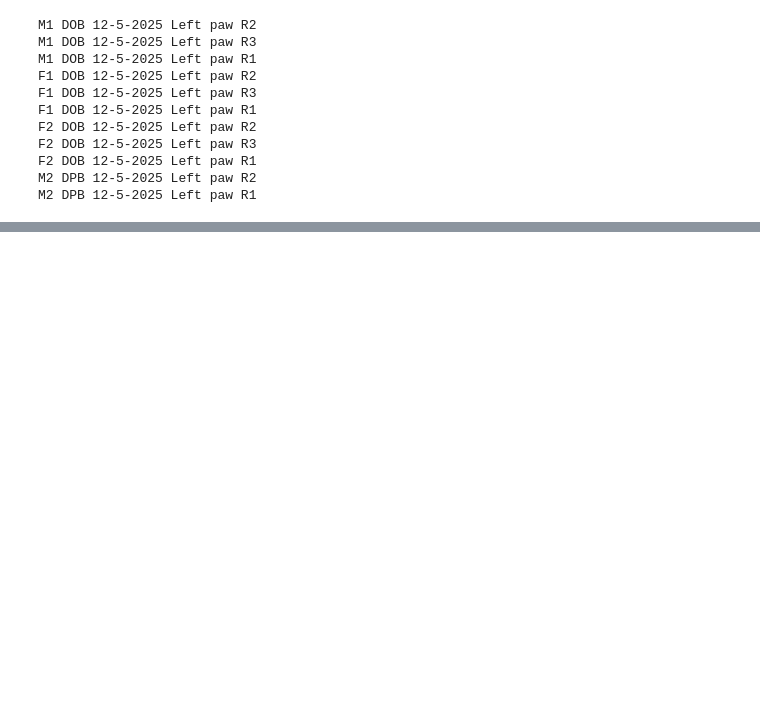
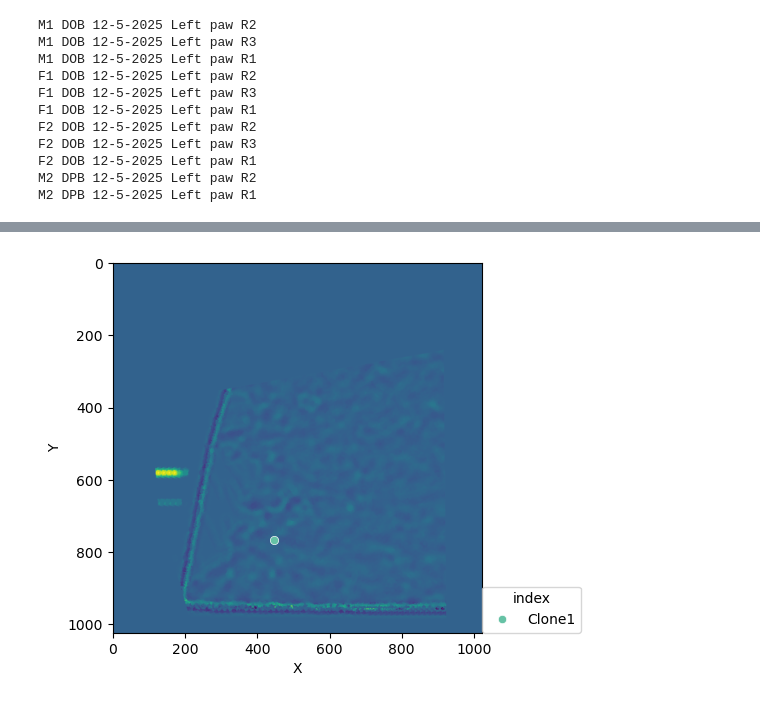
Before and after one commit to xies/mouse_skin_size_control, a Jupyter notebook: 2025_lineage_analysis/tissue_curvature/tissue_curvature_mTmG_clones.ipynb, the cells around one changed output, grey strips where cells are left out. Drawn from its saved outputs; the diff is of its cells as text; code cells hidden in the pictures; blank space fills up the shorter version.

```diff
--- a/2025_lineage_analysis/tissue_curvature/tissue_curvature_mTmG_clones.ipynb
+++ b/2025_lineage_analysis/tissue_curvature/tissue_curvature_mTmG_clones.ipynb
@@ -138,14 +118,14 @@ array(['M1 DOB 12-5-2025_Left paw R2', 'M1 DOB 12-5-2025_Left paw R3',
 # %%
 # Calculate the 'reference curvature'
 from measurements import get_mesh_from_bm_image, get_tissue_curvature_over_grid
+overwrite = False
 
 curvatures = {}
 for regionID,region in manifest.groupby(['Mouse_Region']):
 
     regionID = regionID[0]
-
     print(regionID)
-    if path.exists(path.join(region.iloc[0]['dirname'],'reference_curvature.npz')):
+    if path.exists(path.join(region.iloc[0]['dirname'],'reference_curvature.npz')) and not overwrite:
         curvatures[regionID] = np.load(path.join(region.iloc[0]['dirname'],'reference_curvature.npz'))['reference_curvature']
     else:
 
@@ -157,11 +137,21 @@ for regionID,region in manifest.groupby(['Mouse_Region']):
         print((regionID, reference_frame))
 
         bm = io.imread(path.join(region.iloc[0]['dirname'],'height_image.tif'))[reference_frame]
-        mesh = get_mesh_from_bm_image(bm,spacing=[dz,dx,dx],decimation_factor=60)
+        mesh = get_mesh_from_bm_image(bm,spacing=[dz,dx,dx],decimation_factor=15)
         meanC,gaussC = get_tissue_curvature_over_grid(mesh, bm.shape, spacing=[dz,dx,dx])
+        # meanC = meanC.T
         curvatures[regionID] = meanC
 
         np.savez(path.join(region.iloc[0]['dirname'],'reference_curvature'),reference_curvature=meanC)
+        from skimage import draw
+
+polys = {}
+masks = {}
+for regionID,region in manifest.groupby('Mouse_Region'):
+    regionID = regionID
+    polys[regionID] = pd.read_csv(path.join(region.iloc[0]['dirname'],'mask.csv'))
+    masks[regionID] = draw.polygon2mask([1024,1024],polys[regionID][['axis-0','axis-1']]).T
+# len(list(masks.keys()))
 # %% [output]
 F1 DOB 12-5-2025_Left paw R1
 F1 DOB 12-5-2025_Left paw R2
@@ -198,10 +166,0 @@ curvatures
-# %%
-from skimage import draw
-
-polys = {}
-masks = {}
-for regionID,region in manifest.groupby('Mouse_Region'):
-    regionID = regionID
-    polys[regionID] = pd.read_csv(path.join(region.iloc[0]['dirname'],'mask.csv'))
-    masks[regionID] = draw.polygon2mask([1024,1024],polys[regionID][['axis-0','axis-1']])
-len(list(masks.keys()))
@@ -315,4 +260,15 @@ for i,clone in df.groupby('UniqueID'):
     df_curv.append(clone)
 
 df = pd.concat(df_curv,ignore_index=True)
+# %%
+region = 'F1 DOB 12-5-2025_Left paw R1'
+plt.imshow(curvatures[region].T*masks[region].T)
+
+pd.DataFrame({ID:c[['X','Y']].mean() for ID,c in clone_counts.set_index('Mouse_Region').loc[region].groupby('Clone')}).T.reset_index()
+
+g = sb.scatterplot( pd.DataFrame({ID:c.set_index('Frame').loc[0][['X','Y']] for ID,c in clone_counts.set_index('Mouse_Region').loc[region].groupby('Clone')}).T.reset_index().iloc[0:1],
+              x='X',y='Y',hue='index',palette='Set2')
+sb.move_legend(g,[1,0])
+# %% [output]
+[figure, added]
 # %%
```
Also changed, not shown: parts of 25 cells of this notebook, 5 other files.
